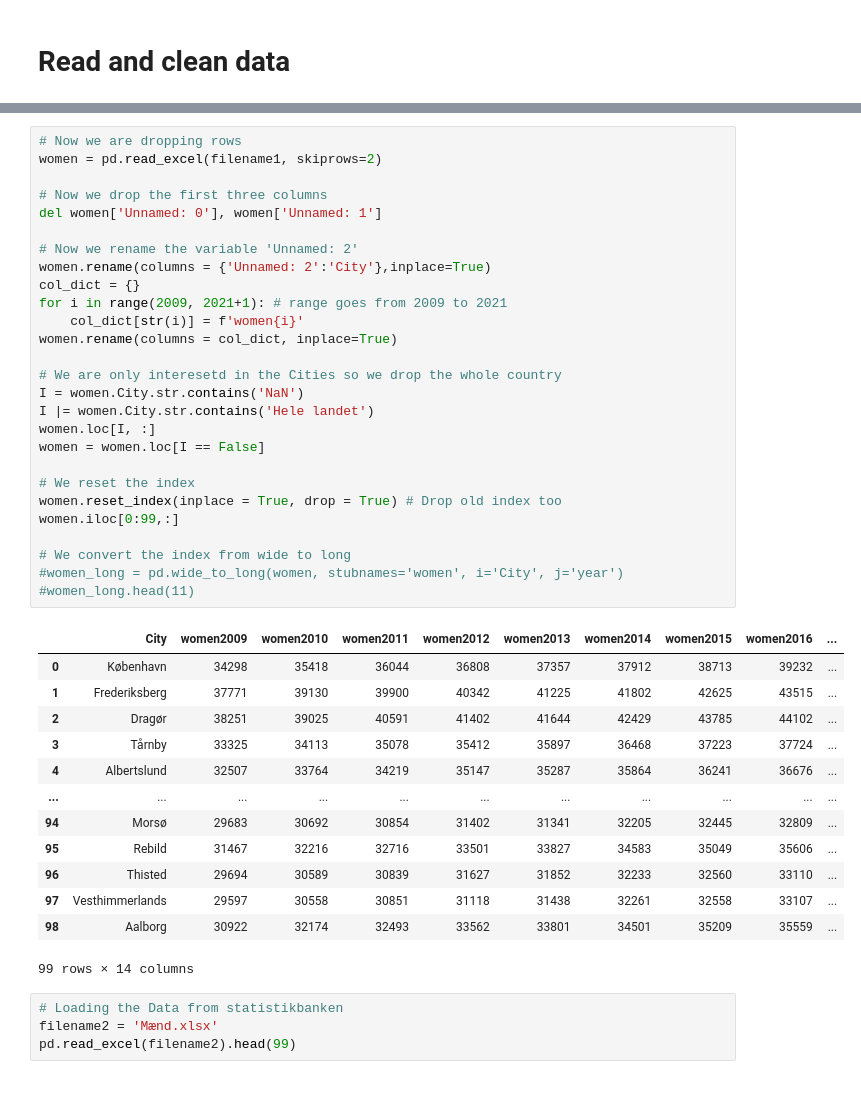
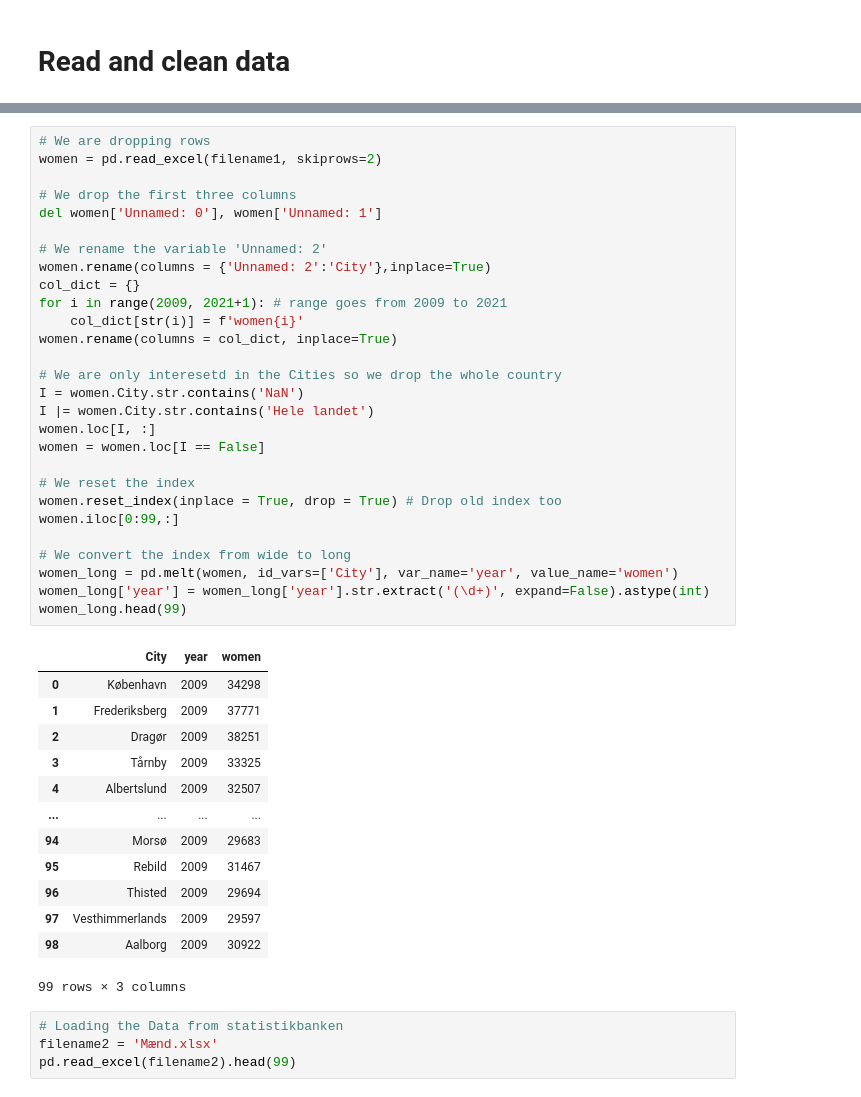
Before and after one commit to julieroddik/projects-2023-mej, a Jupyter notebook: dataproject/dataproject.ipynb, the cells around one changed output, grey strips where cells are left out. Drawn from its saved outputs; the diff is of its cells as text.

```diff
--- a/dataproject/dataproject.ipynb
+++ b/dataproject/dataproject.ipynb
@@ -66,46 +66,47 @@ pd.read_excel(filename1).head(99)
 | 98 | NaN | NaN | Rebild | 31467 | 32216 | 32716 | 33501 | ... |
 99 rows × 16 columns
 # %%
-# Now we are dropping rows
+# We are dropping rows
 women = pd.read_excel(filename1, skiprows=2)
 
-# Now we drop the first three columns
+# We drop the first three columns
 del women['Unnamed: 0'], women['Unnamed: 1']
 
-# Now we rename the variable 'Unnamed: 2'
+# We rename the variable 'Unnamed: 2'
 women.rename(columns = {'Unnamed: 2':'City'},inplace=True)
 col_dict = {}
 for i in range(2009, 2021+1): # range goes from 2009 to 2021
     col_dict[str(i)] = f'women{i}'
 women.rename(columns = col_dict, inplace=True)
 
 # We are only interesetd in the Cities so we drop the whole country
 I = women.City.str.contains('NaN')
 I |= women.City.str.contains('Hele landet')
 women.loc[I, :]
 women = women.loc[I == False]
 
 # We reset the index
 women.reset_index(inplace = True, drop = True) # Drop old index too
 women.iloc[0:99,:]
 
 # We convert the index from wide to long
-#women_long = pd.wide_to_long(women, stubnames='women', i='City', j='year')
-#women_long.head(11)
+women_long = pd.melt(women, id_vars=['City'], var_name='year', value_name='women')
+women_long['year'] = women_long['year'].str.extract('(\d+)', expand=False).astype(int)
+women_long.head(99)
 # %% [output]
-|  | City | women2009 | women2010 | women2011 | women2012 | women2013 | women2014 | women2015 | women2016 | ... |
-| 0 | København | 34298 | 35418 | 36044 | 36808 | 37357 | 37912 | 38713 | 39232 | ... |
-| 1 | Frederiksberg | 37771 | 39130 | 39900 | 40342 | 41225 | 41802 | 42625 | 43515 | ... |
-| 2 | Dragør | 38251 | 39025 | 40591 | 41402 | 41644 | 42429 | 43785 | 44102 | ... |
-| 3 | Tårnby | 33325 | 34113 | 35078 | 35412 | 35897 | 36468 | 37223 | 37724 | ... |
-| 4 | Albertslund | 32507 | 33764 | 34219 | 35147 | 35287 | 35864 | 36241 | 36676 | ... |
-| ... | ... | ... | ... | ... | ... | ... | ... | ... | ... | ... |
-| 94 | Morsø | 29683 | 30692 | 30854 | 31402 | 31341 | 32205 | 32445 | 32809 | ... |
-| 95 | Rebild | 31467 | 32216 | 32716 | 33501 | 33827 | 34583 | 35049 | 35606 | ... |
-| 96 | Thisted | 29694 | 30589 | 30839 | 31627 | 31852 | 32233 | 32560 | 33110 | ... |
-| 97 | Vesthimmerlands | 29597 | 30558 | 30851 | 31118 | 31438 | 32261 | 32558 | 33107 | ... |
-| 98 | Aalborg | 30922 | 32174 | 32493 | 33562 | 33801 | 34501 | 35209 | 35559 | ... |
+|  | City | year | women |
+| 0 | København | 2009 | 34298 |
+| 1 | Frederiksberg | 2009 | 37771 |
+| 2 | Dragør | 2009 | 38251 |
+| 3 | Tårnby | 2009 | 33325 |
+| 4 | Albertslund | 2009 | 32507 |
+| ... | ... | ... | ... |
+| 94 | Morsø | 2009 | 29683 |
+| 95 | Rebild | 2009 | 31467 |
+| 96 | Thisted | 2009 | 29694 |
+| 97 | Vesthimmerlands | 2009 | 29597 |
+| 98 | Aalborg | 2009 | 30922 |
-99 rows × 14 columns
+99 rows × 3 columns
 # %%
 # Loading the Data from statistikbanken
 filename2 = 'Mænd.xlsx'
```
Also changed, not shown: parts of 3 cells of this notebook.
